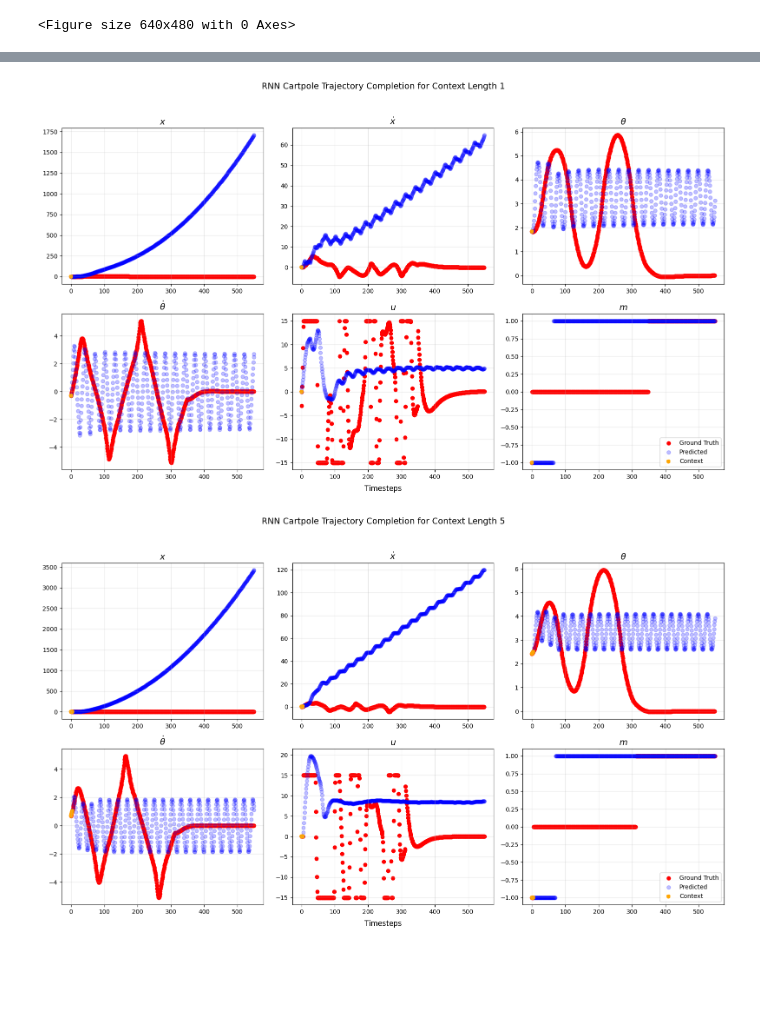
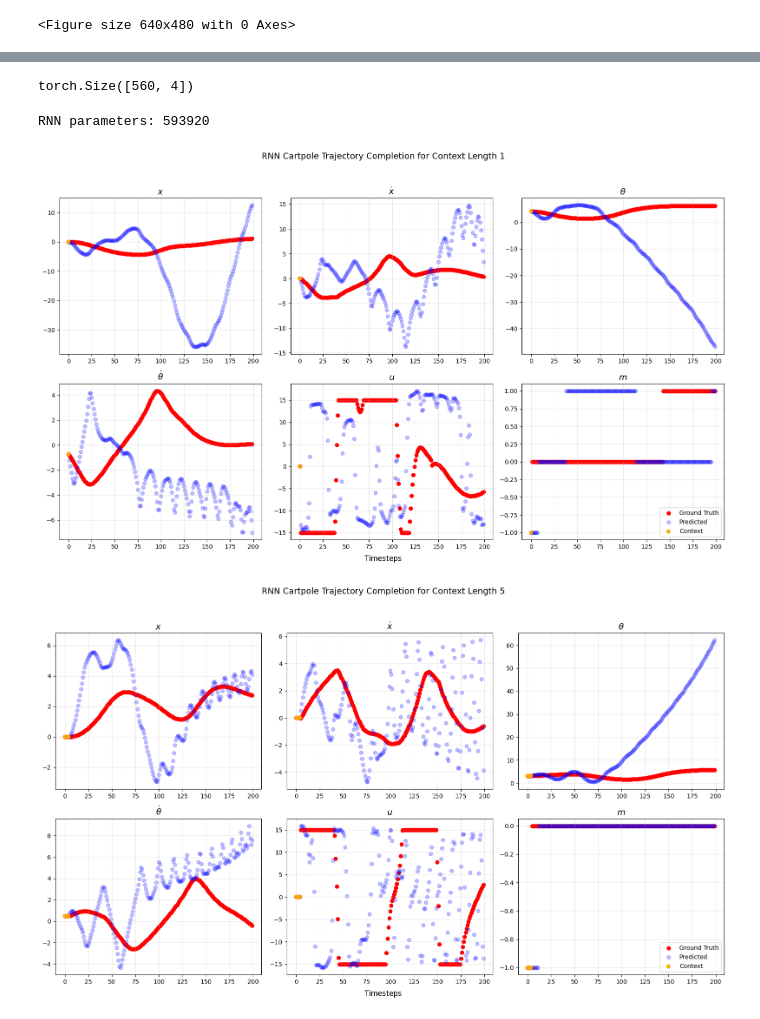
Before and after one commit to ebonyelsmith/transformer_control, a Jupyter notebook: test_rnn_baseline.ipynb, the cells around one changed output, grey strips where cells are left out. Cells and saved outputs as stored; diff of their text form; code cells hidden in the pictures; blank space fills up the shorter version.

```diff
--- a/test_rnn_baseline.ipynb
+++ b/test_rnn_baseline.ipynb
@@ -231,9 +227,9 @@ def inference_step(model : torch.nn.Module,
 
     s_curr_sc = process_data(s_curr.unsqueeze(1), None) # normalized (x, x., cos(t), sin(t), t.)
     m_pred = torch.argmax(m_logits, dim=-1, keepdim=True)
-    prediction = torch.cat((s_curr_sc, a_pred, m_pred), dim=-1)
+    prediction = torch.cat((s_curr_sc, a_pred, m_pred), dim=-1) # (st+1, at, mt)
 
-    updated_trajectory = torch.concat((trajectory.clone().to(device), prediction), dim=1)
+    updated_trajectory = torch.cat((trajectory.clone().to(device), prediction), dim=1)
     return updated_trajectory, s_next
 # %%
 def inference(model : torch.nn.Module,
@@ -292,11 +288,17 @@ def plot_traces(model : torch.nn.Module,
     batch = context_batches[context_length_to_index[context_length]]
     for s in range(num_traces):
         xs, ys, cartmasses, polemasses, polelengths = [batch[j][s].unsqueeze(0) for j in range(len(batch))] #  grab sth batch and add back batch dimension
-        trajectory = torch.cat((xs[:, :rollout_length, :], ys[:, :rollout_length, :]), dim=-1)
 
-        trajectory_for_model = torch.cat(process_data(xs[:, :rollout_length, :], ys[:, :rollout_length, :]), dim=-1)
-        context = trajectory_for_model[:, :context_length, :]
-        s_prevs = [trajectory[:, i, :4] for i in range(context_length + 1)]
+        # Processing
+        xs, ys = xs[:, :rollout_length, :], ys[:, :rollout_length, :]
+        xs_sc, ys_sc = process_data(xs, ys)
+        ys_sc = torch.cat((torch.zeros((ys_sc.shape[0], 1, 2), device=ys_sc.device), ys_sc), dim=1) # a0 = m0 = 0
+
+        trajectory = torch.cat((xs, ys), dim=-1)                                # (s1, m1, a1), ..., (sT, mT, aT)
+        trajectory_for_model = torch.cat((xs_sc, ys_sc[:, :-1, :]), dim=-1)     # (s1, m0, a0), ..., (sT, mT-1, aT-1)
+        context = trajectory_for_model[:, :context_length, :]                   # (s1, m0, a0), ..., (sk, mk-1, ak-1)
+
+        s_prevs = [trajectory[:, i, :4] for i in range(context_length)]     # (s'1, s'2, ..., s'k) where s'i = (xi, xi., ti, ti.)
 
         trace, s_preds = inference(model=model,
                                    context=context,
@@ -339,3 +341,15 @@ def plot_traces(model : torch.nn.Module,
         # plt.close()
 # %%
 context_batches = sample(indist=True, n=5)
+# %%
+model_config = {'n_dims': {'state': 5, 'distance': 1, 'mode': 3,'control': 1},
+                'hidden_size': 1024,
+                'num_layers': 3,
+                'cell_type': 'lstm',
+                'n_embd': 256}
+# checkpoint_path = './models/cartpole_rnn/four_layer_lstm_v3_h128_e64_dropout/checkpoint_epoch1_step50000.pt'
+# checkpoint = torch.load(checkpoint_path, map_location=device)
+# consume_prefix_in_state_dict_if_present(checkpoint['model_state_dict'], prefix='module.')
+model = build_rnn(model_config)
+# model.load_state_dict(checkpoint['model_state_dict'])
+model.to(device)
@@ -342,22 +368,27 @@ context_batches = sample(indist=True, n=5)
+# %%
+xs, ys, _, _, _ = context_batches[0]
+states = [xs[i].cpu().detach().numpy() for i in range(4)]
+x_rk4 = states[0][:, 0]
+theta_rk4 = states[0][:, 2]
+xdot_rk4 = states[0][:, 1]
+thetadot_rk4 = states[0][:, 3]
+xs_dataset = np.column_stack((x_rk4, xdot_rk4, theta_rk4, thetadot_rk4))
+xs_dataset = torch.tensor(xs_dataset).float().cuda()
+xs_dataset.shape
+# %% [output]
+torch.Size([560, 4])
+# %%
+rnn_params = sum(p.numel() for p in model.rnn.parameters())
+print(f"RNN parameters: {rnn_params}")
+# %% [output]
+RNN parameters: 593920
 # %%
-model_config = {'n_dims': {'state': 5, 'distance': 1, 'mode': 3,'control': 1},
-                'hidden_size': 1024,
-                'num_layers': 2,
-                'cell_type': 'gru',
-                'n_embd': 256}
-checkpoint_path = './models/cartpole_rnn/two_layer_gru_v2_h1024/checkpoint_epoch1_step225547.pt'
-checkpoint = torch.load(checkpoint_path, map_location=device)
-consume_prefix_in_state_dict_if_present(checkpoint['model_state_dict'], prefix='module.')
-model = build_rnn(model_config)
-model.load_state_dict(checkpoint['model_state_dict'])
-model.to(device)
-
 for context_length in [1, 5, 10, 25, 50]:
     plot_traces(model=model,
                 context_batches=context_batches,
                 context_length=context_length,
                 num_traces=1,
-                rollout_length=550)
+                rollout_length=200)
 # %% [output]
-[figure, old version]
+[figure, new version]
-[figure, old version]
+[figure, new version]
```
Also changed, not shown: parts of 7 cells of this notebook, 11 other files.
